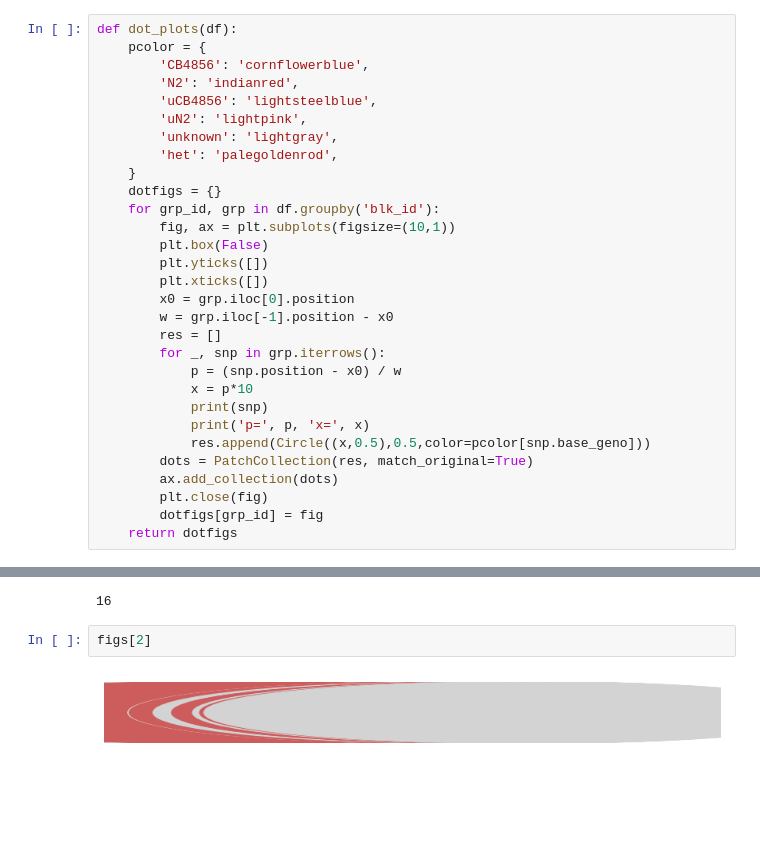
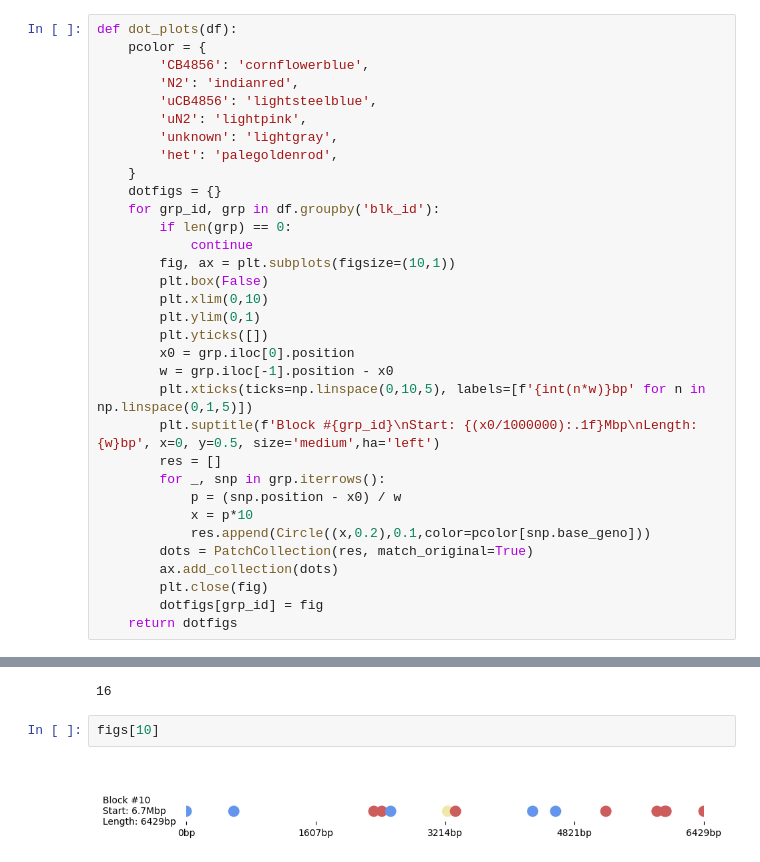
Before and after one commit to conery/crossovers, a Jupyter notebook: ncos.ipynb, the cells around one changed output, grey strips where cells are left out. Drawn from its saved outputs; the diff is of its cells as text; blank space fills up the shorter version.

```diff
--- a/ncos.ipynb
+++ b/ncos.ipynb
@@ -164,19 +166,22 @@ def dot_plots(df):
     }
     dotfigs = {}
     for grp_id, grp in df.groupby('blk_id'):
+        if len(grp) == 0:
+            continue
         fig, ax = plt.subplots(figsize=(10,1))
         plt.box(False)
+        plt.xlim(0,10)
+        plt.ylim(0,1)
         plt.yticks([])
-        plt.xticks([])
         x0 = grp.iloc[0].position
         w = grp.iloc[-1].position - x0
+        plt.xticks(ticks=np.linspace(0,10,5), labels=[f'{int(n*w)}bp' for n in np.linspace(0,1,5)])
+        plt.suptitle(f'Block #{grp_id}\nStart: {(x0/1000000):.1f}Mbp\nLength: {w}bp', x=0, y=0.5, size='medium',ha='left')
         res = []
         for _, snp in grp.iterrows():
             p = (snp.position - x0) / w
             x = p*10
-            print(snp)
-            print('p=', p, 'x=', x)
-            res.append(Circle((x,0.5),0.5,color=pcolor[snp.base_geno]))
+            res.append(Circle((x,0.2),0.1,color=pcolor[snp.base_geno]))
         dots = PatchCollection(res, match_original=True)
         ax.add_collection(dots)
         plt.close(fig)
@@ -189,6 +194,6 @@ len(figs)
 # %% [output]
 16
 # %%
-figs[2]
+figs[10]
 # %% [output]
-[figure, old version]
+[figure, new version]
```
Also changed, not shown: parts of 13 cells of this notebook, 3 other files.
